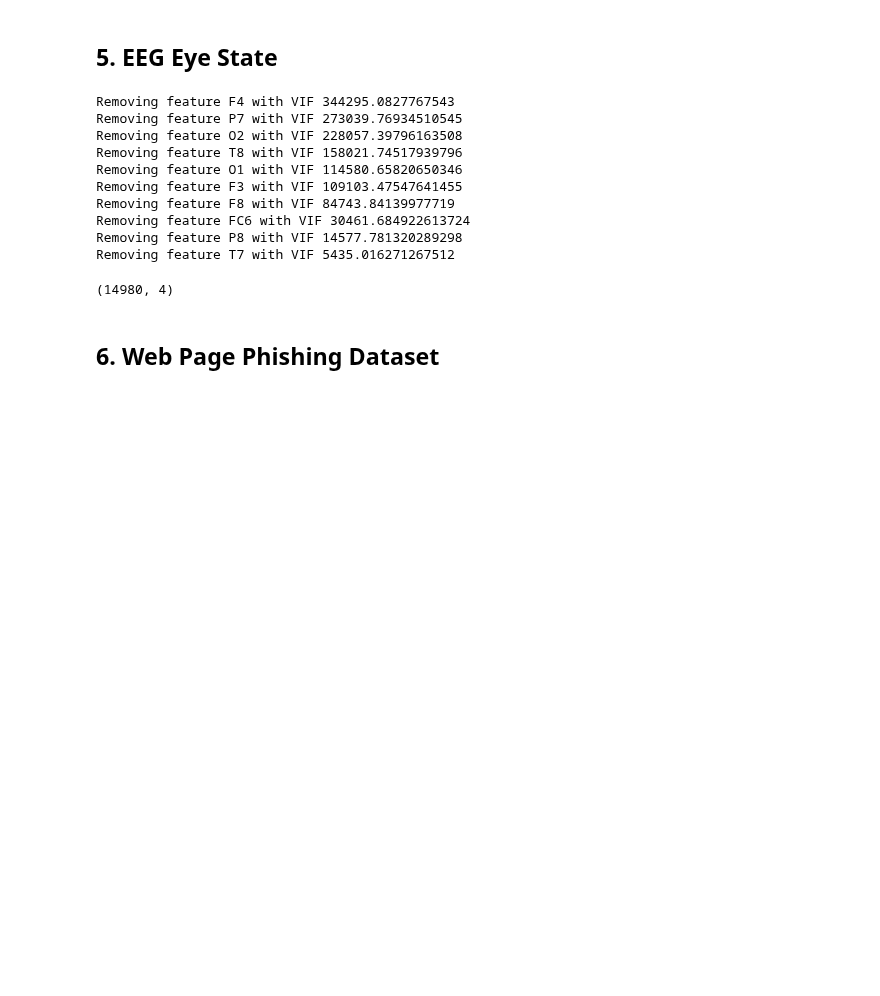
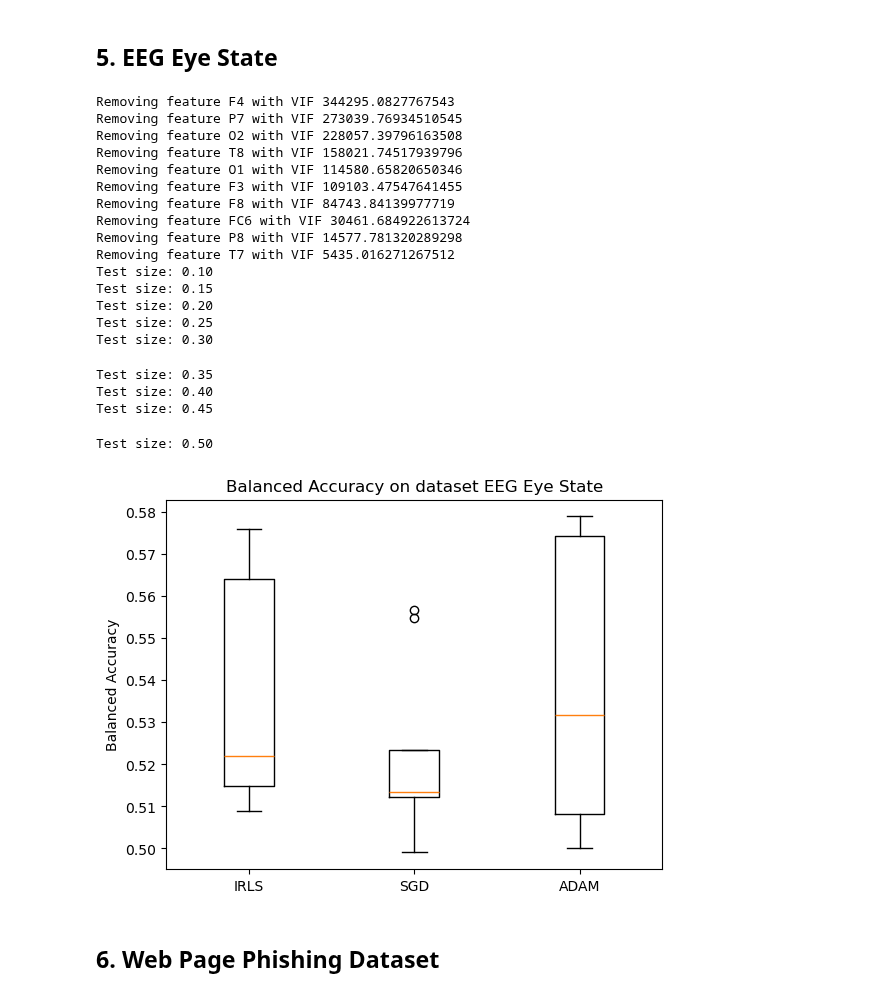
Before and after one commit to KarinaTiurina/aml_projects, a Jupyter notebook: Project1/Task3.2-BalancedAccuracy.ipynb, the cells around one changed output. Drawn from its saved outputs; the diff is of its cells as text; code cells hidden in the pictures; blank space fills up the shorter version.

```diff
--- a/Project1/Task3.2-BalancedAccuracy.ipynb
+++ b/Project1/Task3.2-BalancedAccuracy.ipynb
@@ -132,21 +132,30 @@ Test size: 0.50
 # %%
 dataset = 'EEG Eye State'
 X, y = data.read_EEG_Eye_State("datasets/")
 X.shape
-# test5 = test_balanced_accuracy(X, y, splits, dataset)
-# plt_boxplots(test5, dataset)
+test5 = test_balanced_accuracy(X, y, splits, dataset)
+plt_boxplots(test5, dataset)
 # %% [output]
 Removing feature F4 with VIF 344295.0827767543
 Removing feature P7 with VIF 273039.76934510545
 Removing feature O2 with VIF 228057.39796163508
 Removing feature T8 with VIF 158021.74517939796
 Removing feature O1 with VIF 114580.65820650346
 Removing feature F3 with VIF 109103.47547641455
 Removing feature F8 with VIF 84743.84139977719
 Removing feature FC6 with VIF 30461.684922613724
 Removing feature P8 with VIF 14577.781320289298
 Removing feature T7 with VIF 5435.016271267512
+Test size: 0.10
+Test size: 0.15
+Test size: 0.20
+Test size: 0.25
+Test size: 0.30
-(14980, 4)
+Test size: 0.35
+Test size: 0.40
+Test size: 0.45
+Test size: 0.50
+[figure, added]
 # %% [markdown]
 ## 6. Web Page Phishing Dataset
 # %%
```
Also changed, not shown: parts of 9 cells of this notebook, 9 other files.
